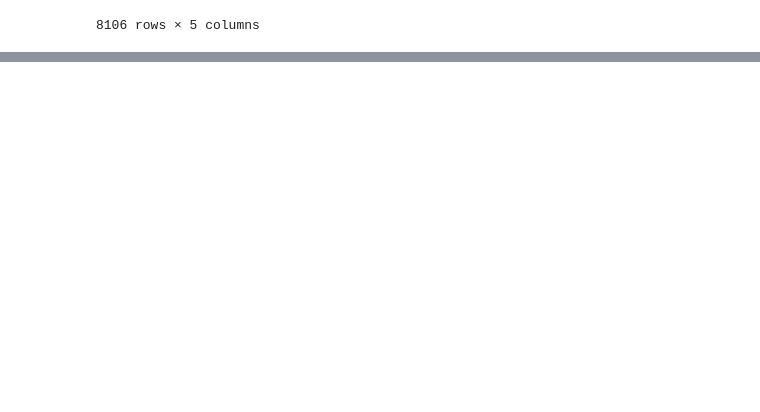
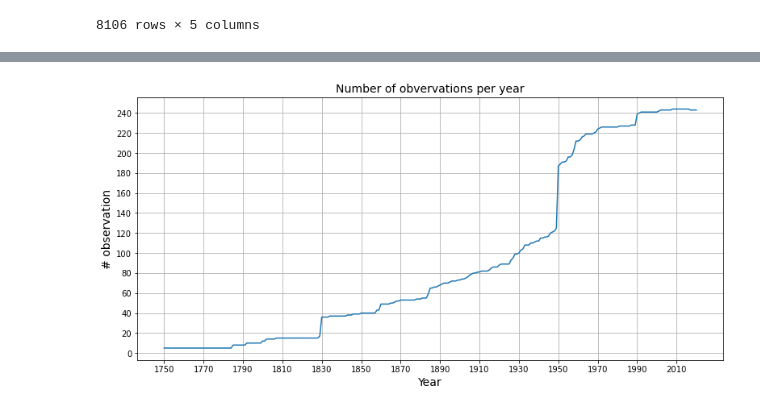
Before and after one commit to gyongyver-droid/python3, a Jupyter notebook: Project/Workspace.ipynb, the cells around one changed output, grey strips where cells are left out. Drawn from its saved outputs; the diff is of its cells as text; code cells hidden in the pictures; blank space fills up the shorter version.

Commit message:
add final project

```diff
--- a/Project/Workspace.ipynb
+++ b/Project/Workspace.ipynb
@@ -104,0 +111,3 @@ df
+# %%
+data = pd.read_csv("https://raw.githubusercontent.com/gyongyver-droid/python3/master/Project/owid-co2-data.csv/owid-co2-data.csv")
+data.columns
@@ -104,0 +132,14 @@ df
+# %%
+# Check observations per year
+country_by_year = data.groupby('year').count()['country']
+plt.figure(figsize=(13, 6))
+plt.plot(country_by_year)
+plt.title('Number of obvervations per year', fontsize=14)
+plt.xlabel('Year', fontsize=14)
+plt.ylabel('# observation', fontsize=14)
+plt.grid(True)
+plt.xticks(np.arange(1750,2030,20).tolist())
+plt.yticks(np.arange(0,260,20).tolist())
+plt.show()
+# %% [output]
+[figure, added]
```
Also changed, not shown: parts of 8 cells of this notebook, 1 other file.
